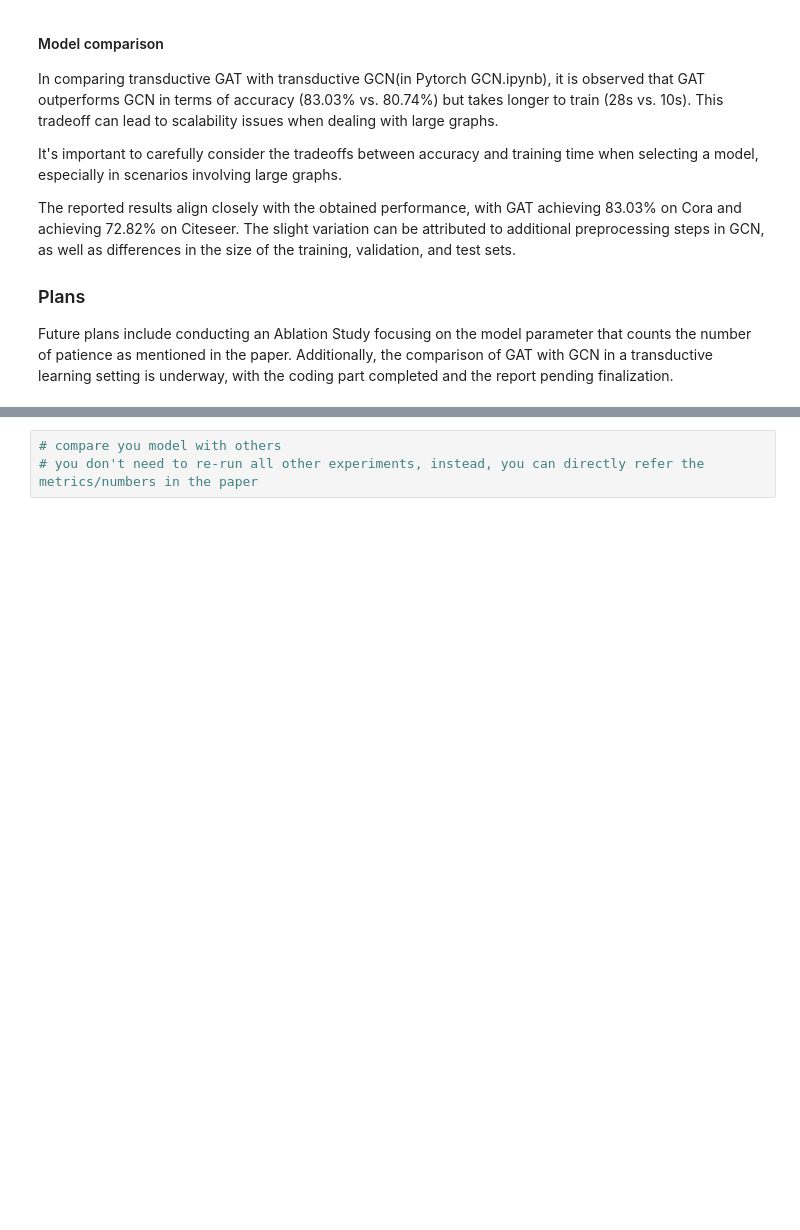
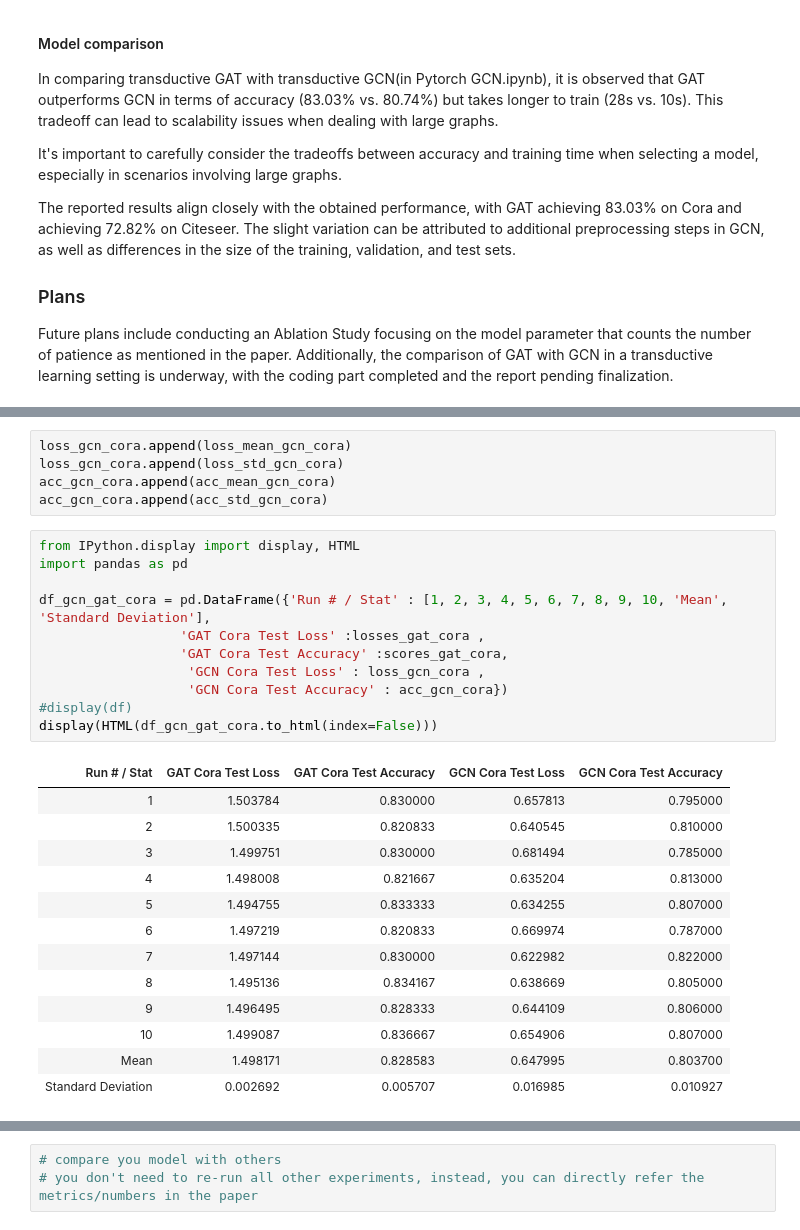
Before and after one commit to ranranrunforit/Reproducibility-Project, a Jupyter notebook: DL4H_Team_33_draft_cz78.ipynb, the cells around one changed output, grey strips where cells are left out. Saved outputs shown, nothing was run; the diff lists cells and outputs as text; blank space fills up the shorter version.

```diff
--- a/DL4H_Team_33_draft_cz78.ipynb
+++ b/DL4H_Team_33_draft_cz78.ipynb
@@ -1471,0 +1872,30 @@ Future plans include conducting an Ablation Study focusing on the model paramete
+# %%
+loss_gcn_cora.append(loss_mean_gcn_cora)
+loss_gcn_cora.append(loss_std_gcn_cora)
+acc_gcn_cora.append(acc_mean_gcn_cora)
+acc_gcn_cora.append(acc_std_gcn_cora)
+# %%
+from IPython.display import display, HTML
+import pandas as pd
+
+df_gcn_gat_cora = pd.DataFrame({'Run # / Stat' : [1, 2, 3, 4, 5, 6, 7, 8, 9, 10, 'Mean', 'Standard Deviation'],
+                  'GAT Cora Test Loss' :losses_gat_cora ,
+                  'GAT Cora Test Accuracy' :scores_gat_cora,
+                   'GCN Cora Test Loss' : loss_gcn_cora ,
+                   'GCN Cora Test Accuracy' : acc_gcn_cora})
+#display(df)
+display(HTML(df_gcn_gat_cora.to_html(index=False)))
+# %% [output]
+| Run # / Stat | GAT Cora Test Loss | GAT Cora Test Accuracy | GCN Cora Test Loss | GCN Cora Test Accuracy |
+| 1 | 1.503784 | 0.830000 | 0.657813 | 0.795000 |
+| 2 | 1.500335 | 0.820833 | 0.640545 | 0.810000 |
+| 3 | 1.499751 | 0.830000 | 0.681494 | 0.785000 |
+| 4 | 1.498008 | 0.821667 | 0.635204 | 0.813000 |
+| 5 | 1.494755 | 0.833333 | 0.634255 | 0.807000 |
+| 6 | 1.497219 | 0.820833 | 0.669974 | 0.787000 |
+| 7 | 1.497144 | 0.830000 | 0.622982 | 0.822000 |
+| 8 | 1.495136 | 0.834167 | 0.638669 | 0.805000 |
+| 9 | 1.496495 | 0.828333 | 0.644109 | 0.806000 |
+| 10 | 1.499087 | 0.836667 | 0.654906 | 0.807000 |
+| Mean | 1.498171 | 0.828583 | 0.647995 | 0.803700 |
+| Standard Deviation | 0.002692 | 0.005707 | 0.016985 | 0.010927 |
```
Also changed, not shown: parts of 35 cells of this notebook.
